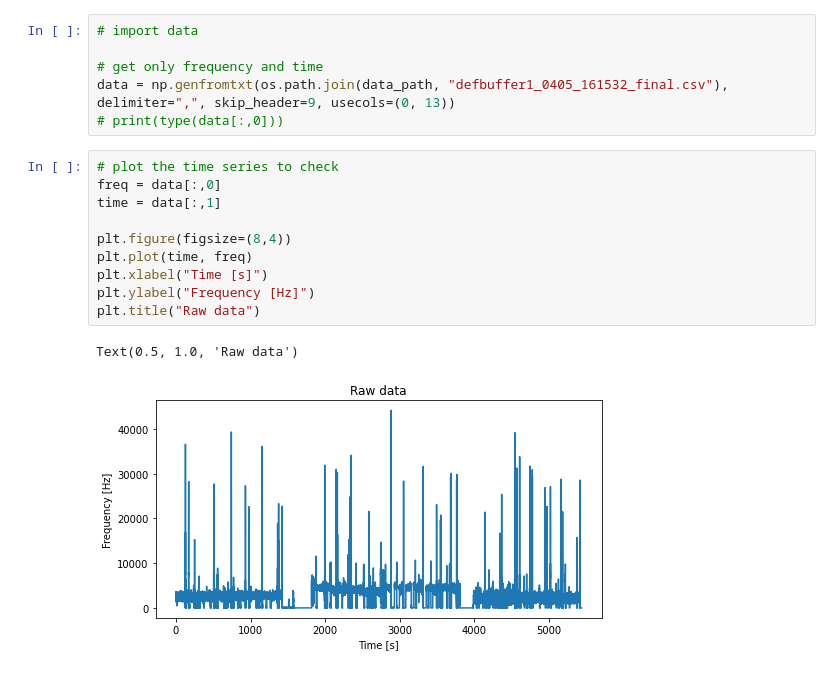
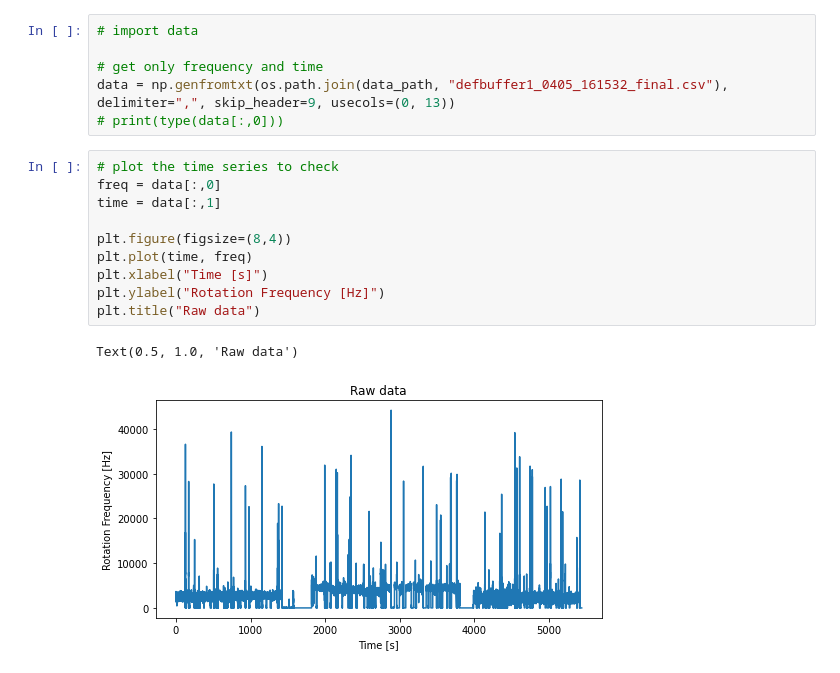
Before and after one commit to tesla1900/advanced-lab-course, a Jupyter notebook: laser_gyroscope/allan_dev_analysis.ipynb, the cells around one changed output. Cells and saved outputs as stored; diff of their text form.

```diff
--- a/laser_gyroscope/allan_dev_analysis.ipynb
+++ b/laser_gyroscope/allan_dev_analysis.ipynb
@@ -19,14 +19,14 @@ data = np.genfromtxt(os.path.join(data_path, "defbuffer1_0405_161532_final.csv")
 # %%
 # plot the time series to check
 freq = data[:,0]
 time = data[:,1]
 
 plt.figure(figsize=(8,4))
 plt.plot(time, freq)
 plt.xlabel("Time [s]")
-plt.ylabel("Frequency [Hz]")
+plt.ylabel("Rotation Frequency [Hz]")
 plt.title("Raw data")
 # %% [output]
 Text(0.5, 1.0, 'Raw data')
-[figure, old version]
+[figure, new version]
 # %%
```
Also changed, not shown: parts of 9 cells of this notebook, 1 other file.
